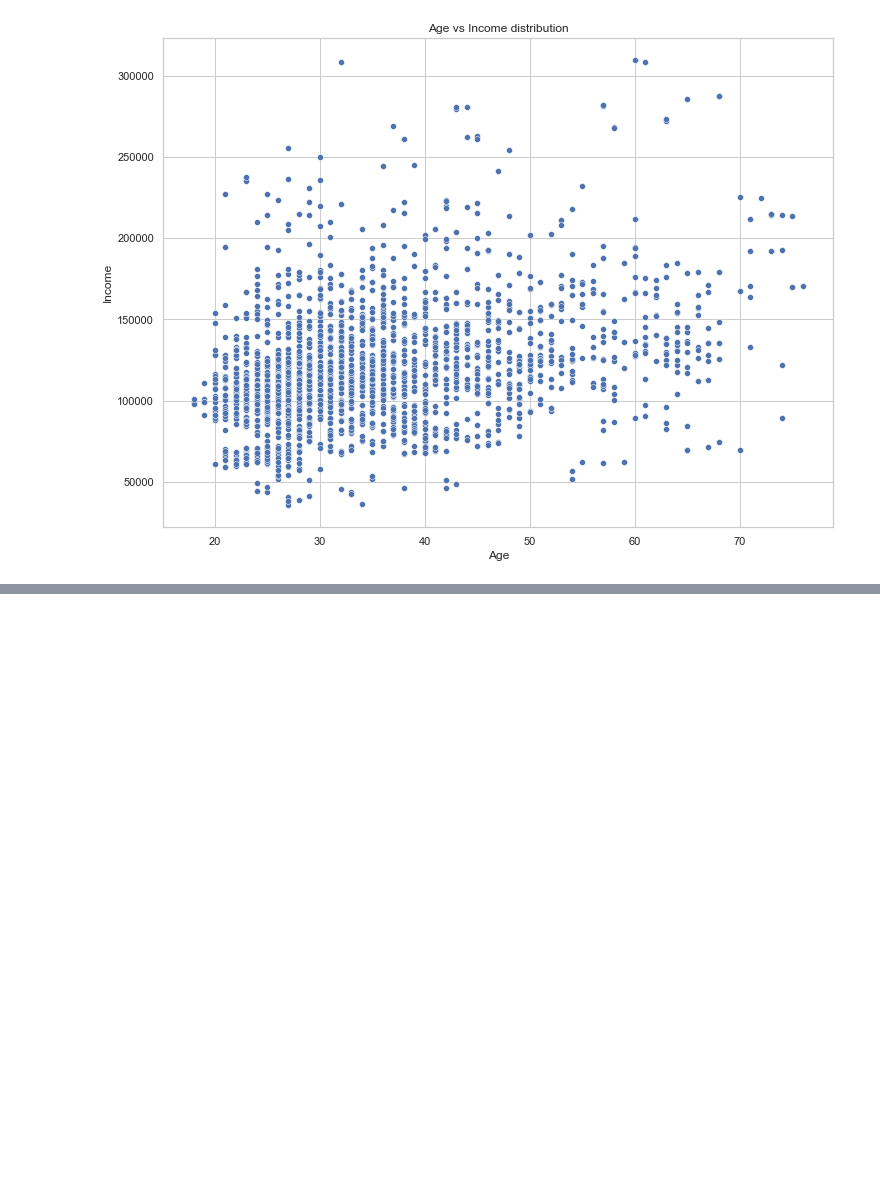
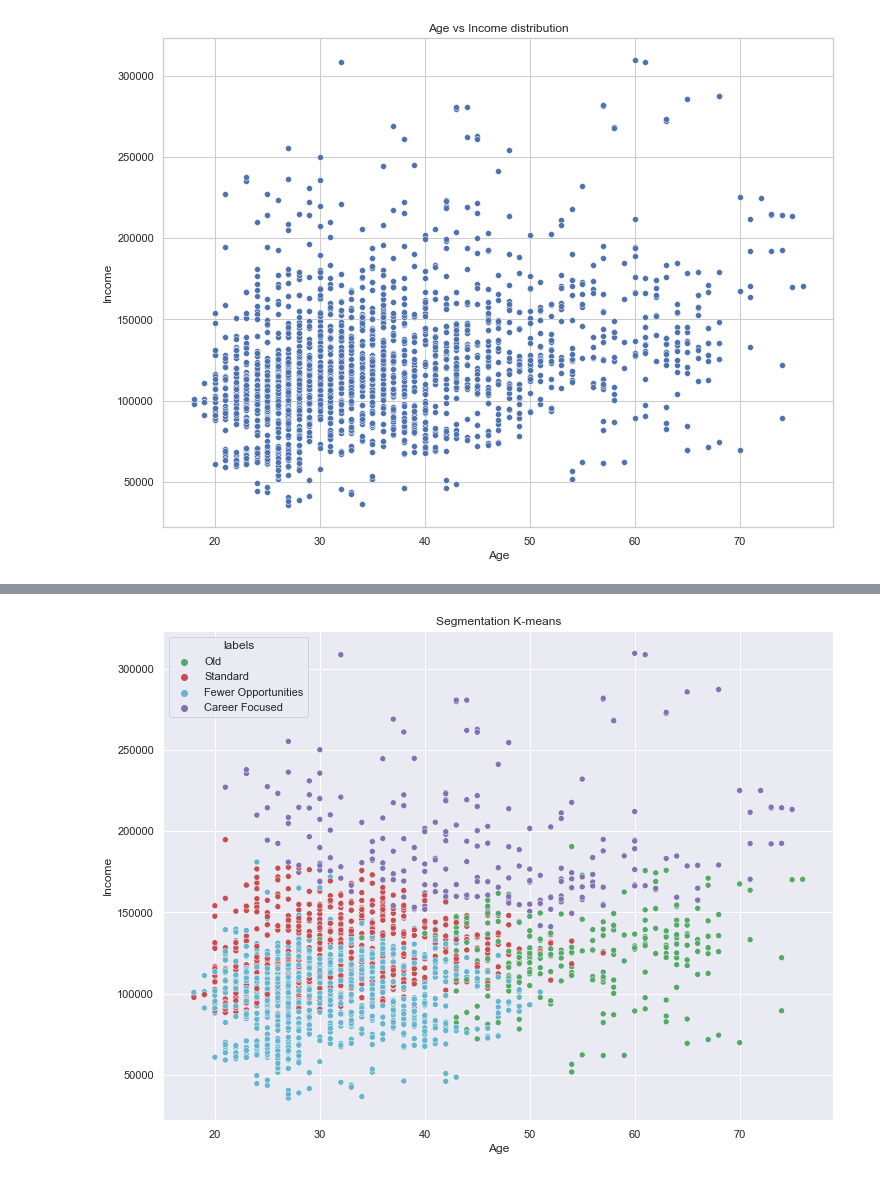
Before and after one commit to addds03/Customer-Analytics, a Jupyter notebook: Customer Analytics/Segmentation.ipynb, the cells around one changed output, grey strips where cells are left out. Cells and saved outputs as stored; diff of their text form; code cells hidden in the pictures; blank space fills up the shorter version.

```diff
--- a/Customer Analytics/Segmentation.ipynb
+++ b/Customer Analytics/Segmentation.ipynb
@@ -53,0 +118,3 @@ plt.show()
+# %%
+kmeans = KMeans(n_clusters=4, init='k-means++', random_state=10)
+kmeans.fit(df_seg_prep)
@@ -53,0 +125,3 @@ plt.show()
+# %%
+seg_res = df_seg.copy()
+seg_res['Segment'] = kmeans.labels_
@@ -53,0 +167,14 @@ plt.show()
+# %%
+seg_res['labels'] = seg_res['Segment'].map({0:'Fewer Opportunities',1:'Standard',
+                    2:'Career Focused',3:'Old'})
+# %%
+x_axis = seg_res['Age']
+y_axis = seg_res['Income']
+
+plt.figure(figsize=(12,9))
+sns.scatterplot(x=x_axis,y=y_axis, hue=seg_res['labels'],
+               palette=['g','r','c','m'])
+plt.title('Segmentation K-means')
+plt.show()
+# %% [output]
+[figure, added]
```
Also changed, not shown: parts of 23 cells of this notebook.
